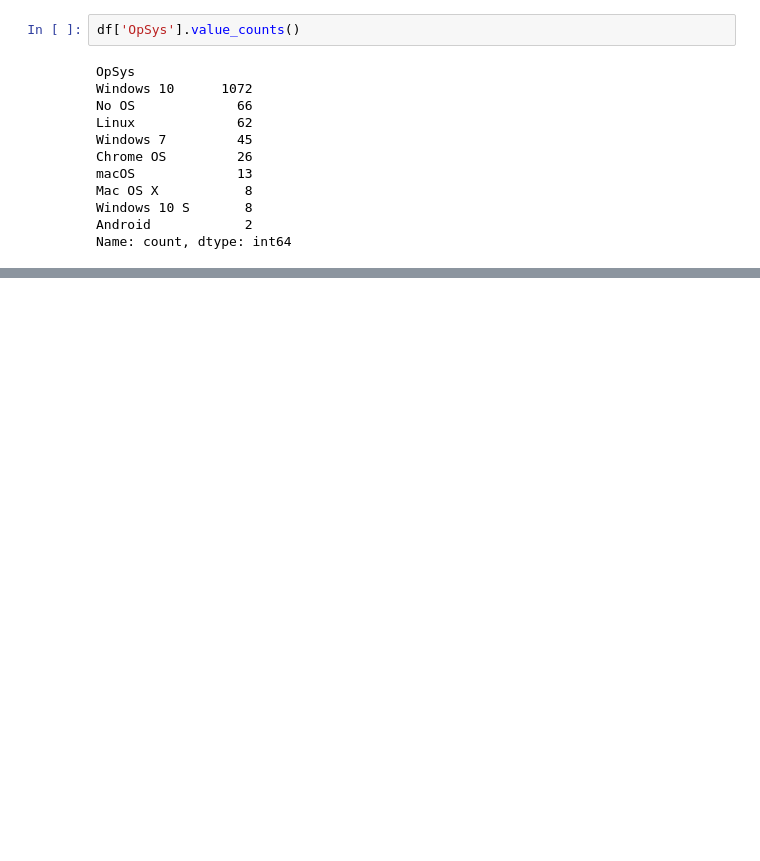
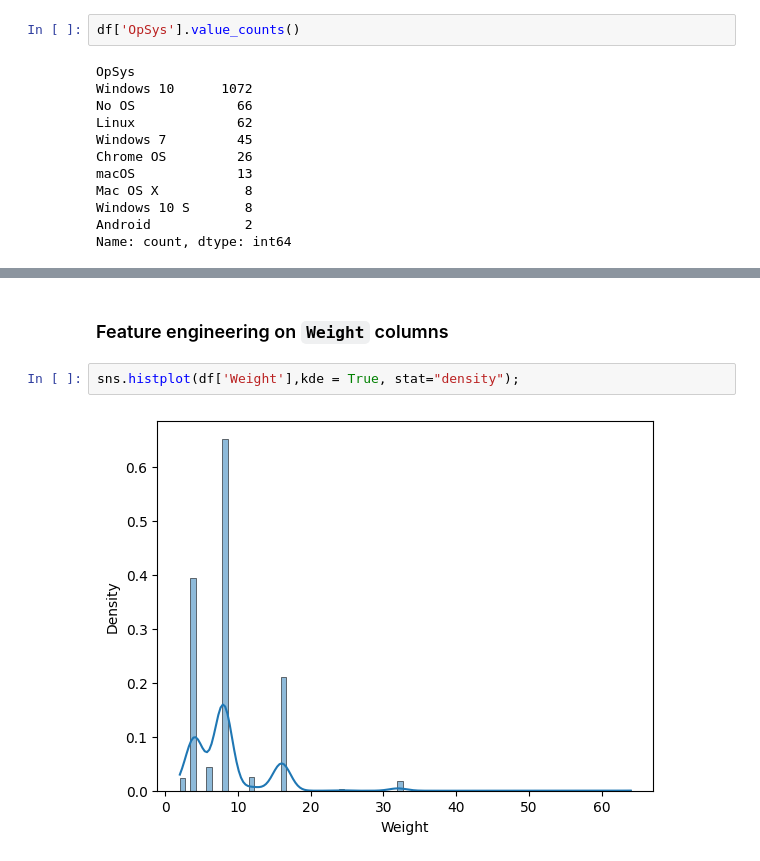
Before and after one commit to hamant-jagwan/Laptop_Price_Prediction, a Jupyter notebook: Laptop_Price_Prediction.ipynb, the cells around one changed output, grey strips where cells are left out. Saved outputs shown, nothing was run; the diff lists cells and outputs as text; blank space fills up the shorter version.

```diff
--- a/Laptop_Price_Prediction.ipynb
+++ b/Laptop_Price_Prediction.ipynb
@@ -525,0 +545,6 @@ def cat_os(inp):
+# %% [markdown]
+### Feature engineering on `Weight` columns
+# %%
+sns.histplot(df['Weight'],kde = True, stat="density");
+# %% [output]
+[figure, added]
```
Also changed, not shown: parts of 26 cells of this notebook.
